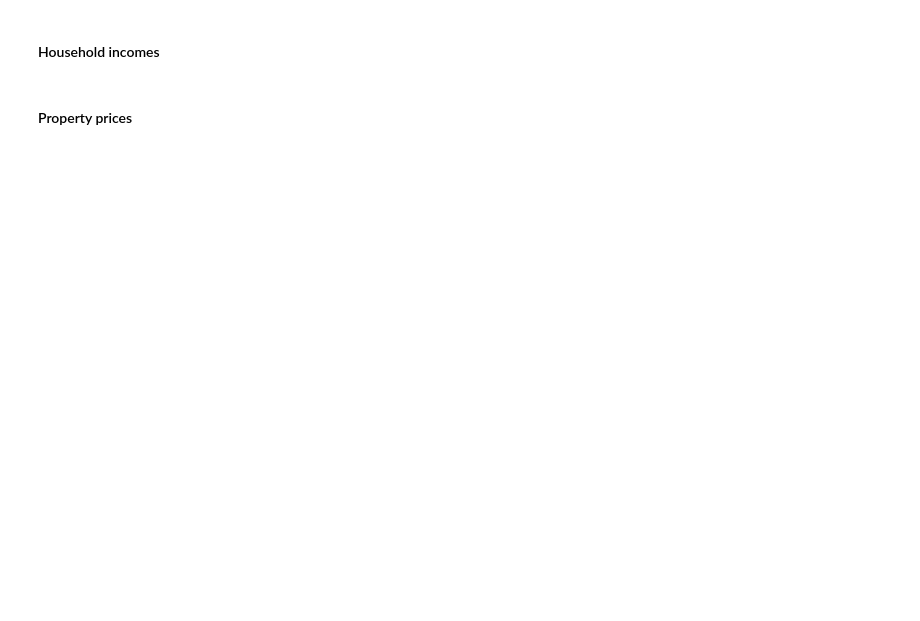
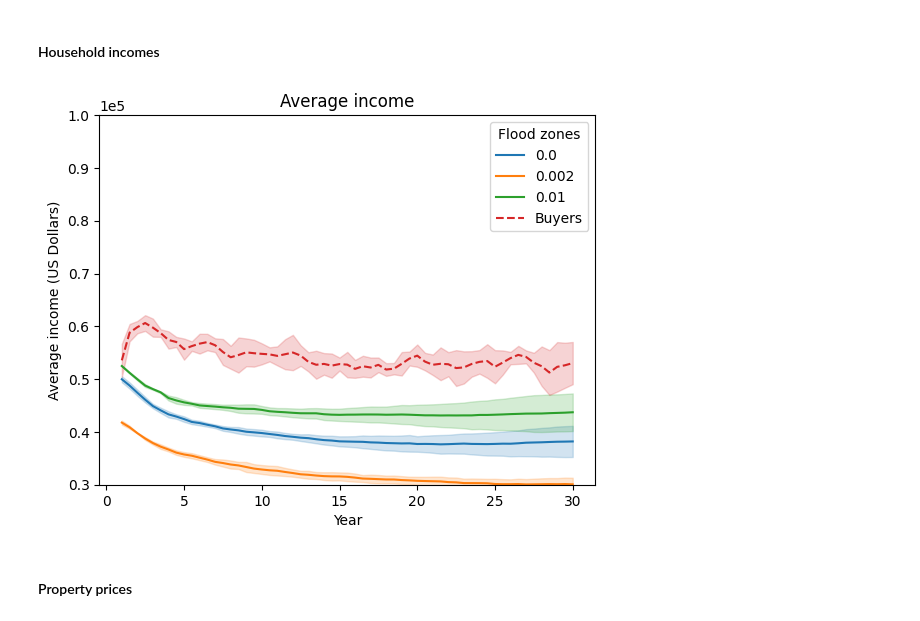
Before and after one commit to lizverbeek/RHEA_model, a Jupyter notebook: spatial_output.ipynb, the cells around one changed output. Cells and saved outputs as stored; diff of their text form; code cells hidden in the pictures; blank space fills up the shorter version.

```diff
--- a/spatial_output.ipynb
+++ b/spatial_output.ipynb
@@ -66,10 +87,10 @@ for file in os.listdir(results_path):
     if file.startswith("agent"):
         agent_df = pd.read_pickle(results_path + file)
         buyers_df = agent_df[(agent_df["Type"] == "Household") & (agent_df['Property ID'].isna())].copy()
-        buyers_df["Run"] = i
+        buyers_df["Run"] = int(file.split("]")[0][-1])
         buyers_df_list.append(buyers_df)
         owners_df = agent_df[(agent_df["Type"] == "Household") & (~agent_df['Property ID'].isna())].copy()
-        owners_df["Run"] = i
+        owners_df["Run"] = int(file.split("]")[0][-1])
         owners_df_list.append(owners_df)
         i += 1
 
@@ -91,34 +127,41 @@ owners_df
 # %%
 # Buyers income
 buyers_mean = buyers_df[["Income"]].groupby(["Year", "Run"]).mean().groupby("Year").mean()
 buyers_std = buyers_df[["Income"]].groupby(["Year", "Run"]).mean().groupby("Year").std()
 
 # Owners income per flood zone
 owners_mean = owners_df[["Income"]].groupby(["Year", "Run", "FLOOD_PROB"]).mean()["Income"].groupby(["Year", "FLOOD_PROB"]).mean().unstack()
 owners_std = owners_df[["Income"]].groupby(["Year", "Run", "FLOOD_PROB"]).mean()["Income"].groupby(["Year", "FLOOD_PROB"]).std().unstack()
+
+# Do not plot first timestep
+owners_mean = owners_mean.loc[1:]
+owners_std = owners_std.loc[1:]
+buyers_mean = buyers_mean[1:]
+buyers_std = buyers_std[1:]
 
 # Plot average incomes + std
 fig, ax = plt.subplots()
 owners_mean.plot(ax=ax)
 for i, prob in enumerate([0, 0.002, 0.01]):
     ax.fill_between(owners_mean.index,
                     owners_mean[prob] - owners_std[prob],
                     owners_mean[prob] + owners_std[prob],
                     alpha=0.2, color=plt.legend().legendHandles[i].get_color())
 
 ax.plot(buyers_mean, label="Buyers", color="tab:red", ls="--")
 ax.fill_between(buyers_mean.index,
                 (buyers_mean - buyers_std).values.flatten(),
                 (buyers_mean + buyers_std).values.flatten(),
                 alpha=0.2, color="tab:red")
 
 plt.ticklabel_format(axis='y', scilimits=(0, 0))
 plt.ylim(3e4, 1e5)
 plt.ylabel("Average income (US Dollars)")
 plt.title("Average income")
 plt.legend(title="Flood zones")
-plt.legend()
 plt.show()
+# %% [output]
+[figure, added]
 # %% [markdown]
 #### Property prices
 # %%
```
Also changed, not shown: parts of 39 cells of this notebook, 11 other files.
